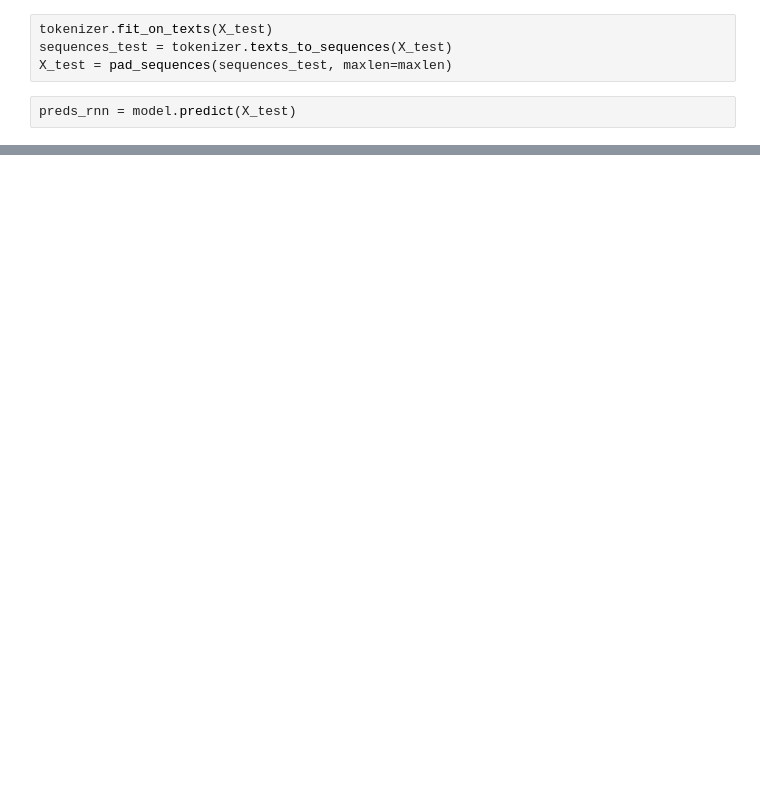
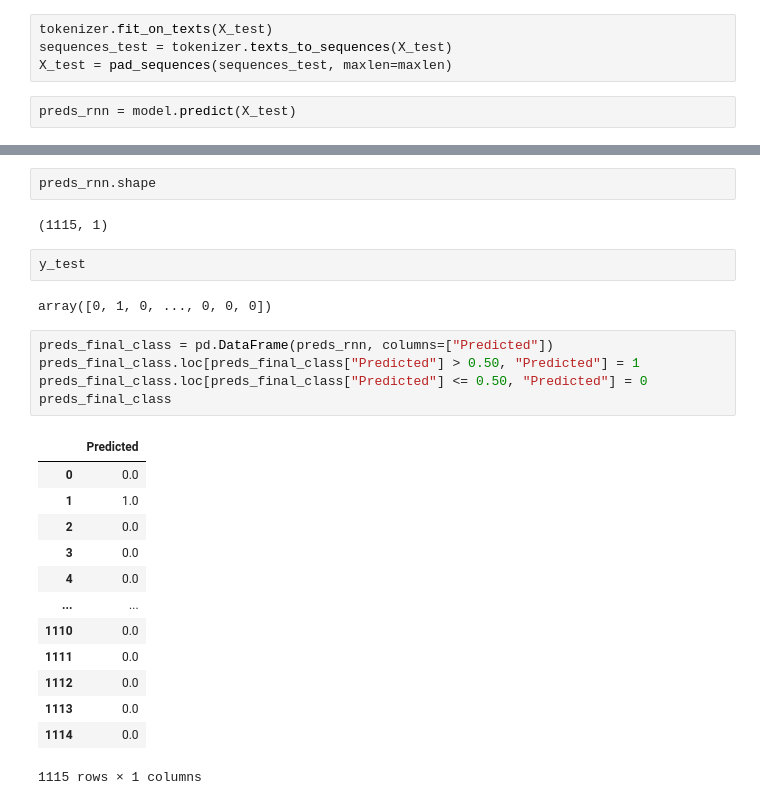
Before and after one commit to begumzubeda64/PGA02_Zubu, a Jupyter notebook: Deep Learning/HamSpamRNN.ipynb, the cells around one changed output, grey strips where cells are left out. Cells and saved outputs as stored; diff of their text form; blank space fills up the shorter version.

```diff
--- a/Deep Learning/HamSpamRNN.ipynb
+++ b/Deep Learning/HamSpamRNN.ipynb
@@ -342,2 +351,29 @@ array([[1.2270044e-04],
+# %%
+preds_rnn.shape
+# %% [output]
+(1115, 1)
+# %%
+y_test
+# %% [output]
+array([0, 1, 0, ..., 0, 0, 0])
+# %%
+preds_final_class = pd.DataFrame(preds_rnn, columns=["Predicted"])
+preds_final_class.loc[preds_final_class["Predicted"] > 0.50, "Predicted"] = 1
+preds_final_class.loc[preds_final_class["Predicted"] <= 0.50, "Predicted"] = 0
+preds_final_class
+# %% [output]
+|  | Predicted |
+| 0 | 0.0 |
+| 1 | 1.0 |
+| 2 | 0.0 |
+| 3 | 0.0 |
+| 4 | 0.0 |
+| ... | ... |
+| 1110 | 0.0 |
+| 1111 | 0.0 |
+| 1112 | 0.0 |
+| 1113 | 0.0 |
+| 1114 | 0.0 |
+1115 rows × 1 columns
 # %%
 from sklearn.metrics import accuracy_score, confusion_matrix, classification_report
```
Also changed, not shown: parts of 26 cells of this notebook, 1 other file.
